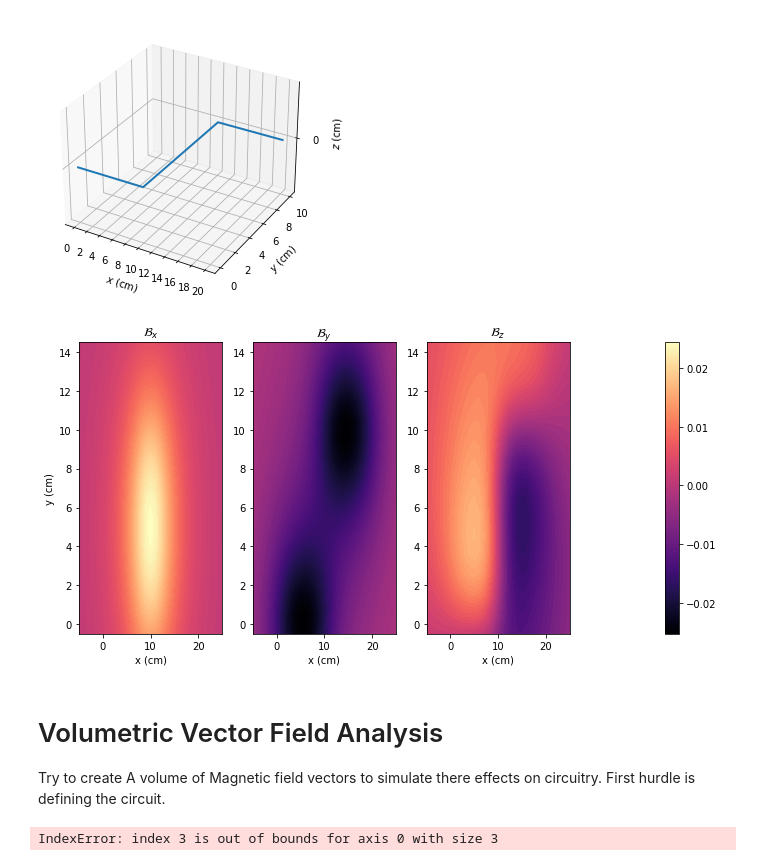
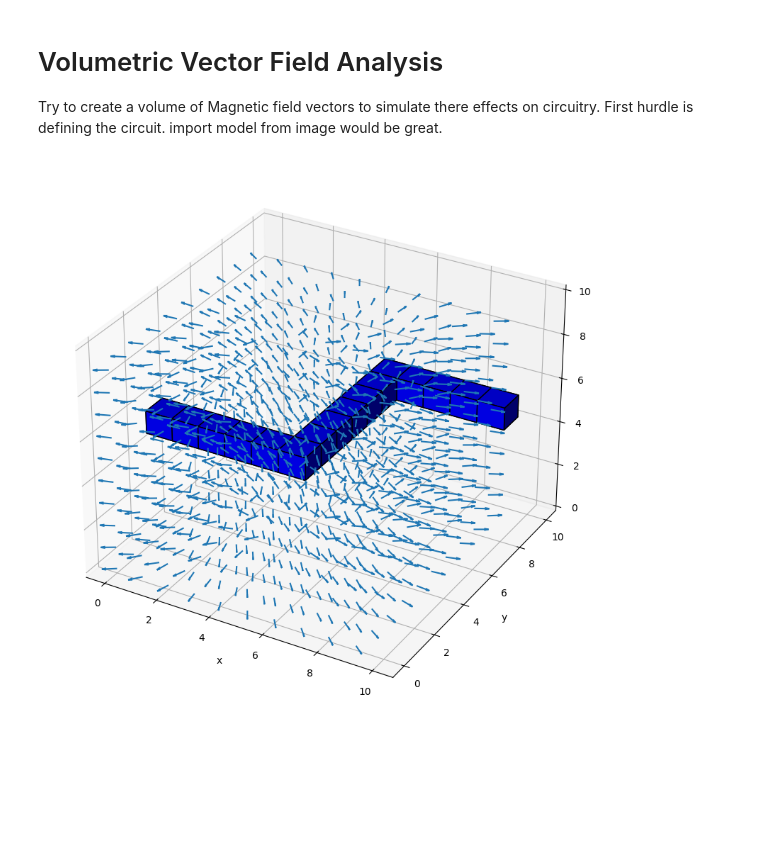
Before and after one commit to am-carson/MagFieldSim, a Jupyter notebook: MagFieldSim.ipynb, the cells around one changed output. Drawn from its saved outputs; the diff is of its cells as text; code cells hidden in the pictures; blank space fills up the shorter version.

Commit message:
First Attempt

```diff
--- a/MagFieldSim.ipynb
+++ b/MagFieldSim.ipynb
@@ -2,25 +2,6 @@
 import numpy as np
 
 import matplotlib.pyplot as plt
-# %%
-
-bs.write_target_volume("coil.txt", "coil", (30, 15, 15), (-5, -0.5, -2.5), 1, 1)
-# generates a target volume from the coil stored at coil.txt
-# uses a 30 x 15 x 15 bounding box, starting at (-5, -0.5, -2.5)
-# uses 1 cm resolution
-
-bs.plot_coil("coil.txt")
-# plots the coil stored at coil.txt
-
-fields, positions = bs.read_target_volume("coil")
-# reads the volume we created
-
-bs.plot_fields(fields, positions, which_plane='z', level=5, num_contours=50)
-# plots the fields we just produced
-# plotting along the plane x = 5, with 50 contours
-# %% [output]
-[figure, removed]
-[figure, removed]
 # %% [markdown]
 # Volumetric Vector Field Analysis
-Try to create A volume of Magnetic field vectors to simulate there effects on circuitry. First hurdle is defining the circuit.
+Try to create a volume of Magnetic field vectors to simulate there effects on circuitry. First hurdle is defining the circuit. import model from image would be great.
@@ -65,5 +8,10 @@ class Field(object):
-# %%
-f= Field()
-f.plot()
-# %% [output]
-IndexError: index 3 is out of bounds for axis 0 with size 3
+# %%
+import Field
+f= Field.Field()
+
+f.setup_plot()
+f.plot_wire()
+f.plot_field()
+f.draw_plot()
+# %% [output]
+[figure, added]
```
Also changed, not shown: parts of 1 cell of this notebook, 1 other file.
